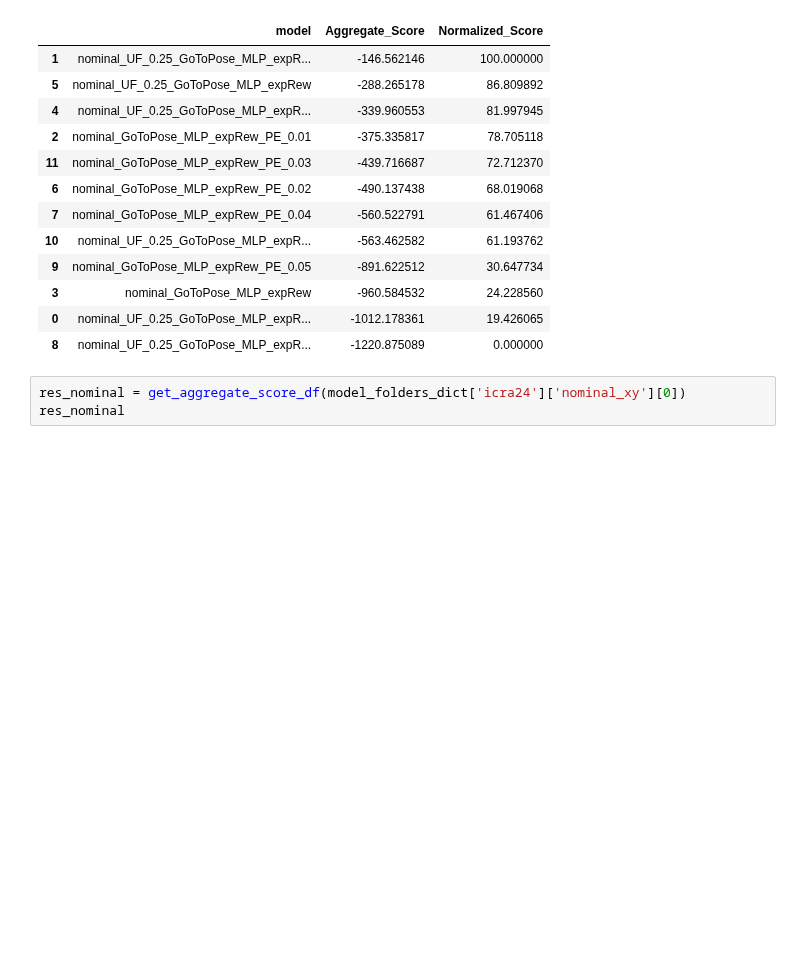
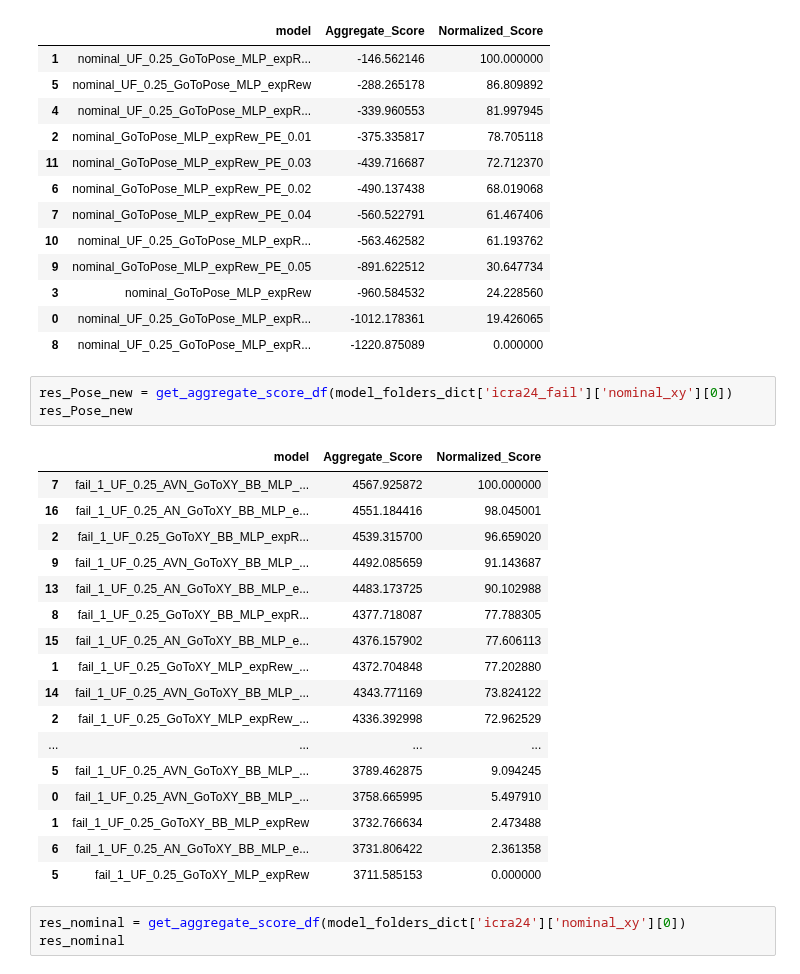
Before and after one commit to elharirymatteo/RANS, a Jupyter notebook: omniisaacgymenvs/utils/eval_multi_models.ipynb, the cells around one changed output. Saved outputs shown, nothing was run; the diff lists cells and outputs as text; blank space fills up the shorter version.

```diff
--- a/omniisaacgymenvs/utils/eval_multi_models.ipynb
+++ b/omniisaacgymenvs/utils/eval_multi_models.ipynb
@@ -225,6 +225,27 @@ res_Pose_new
 | 3 | nominal_GoToPose_MLP_expRew | -960.584532 | 24.228560 |
 | 0 | nominal_UF_0.25_GoToPose_MLP_expR... | -1012.178361 | 19.426065 |
 | 8 | nominal_UF_0.25_GoToPose_MLP_expR... | -1220.875089 | 0.000000 |
+# %%
+res_Pose_new = get_aggregate_score_df(model_folders_dict['icra24_fail']['nominal_xy'][0])
+res_Pose_new
+# %% [output]
+|  | model | Aggregate_Score | Normalized_Score |
+| 7 | fail_1_UF_0.25_AVN_GoToXY_BB_MLP_... | 4567.925872 | 100.000000 |
+| 16 | fail_1_UF_0.25_AN_GoToXY_BB_MLP_e... | 4551.184416 | 98.045001 |
+| 2 | fail_1_UF_0.25_GoToXY_BB_MLP_expR... | 4539.315700 | 96.659020 |
+| 9 | fail_1_UF_0.25_AVN_GoToXY_BB_MLP_... | 4492.085659 | 91.143687 |
+| 13 | fail_1_UF_0.25_AN_GoToXY_BB_MLP_e... | 4483.173725 | 90.102988 |
+| 8 | fail_1_UF_0.25_GoToXY_BB_MLP_expR... | 4377.718087 | 77.788305 |
+| 15 | fail_1_UF_0.25_AN_GoToXY_BB_MLP_e... | 4376.157902 | 77.606113 |
+| 1 | fail_1_UF_0.25_GoToXY_MLP_expRew_... | 4372.704848 | 77.202880 |
+| 14 | fail_1_UF_0.25_AVN_GoToXY_BB_MLP_... | 4343.771169 | 73.824122 |
+| 2 | fail_1_UF_0.25_GoToXY_MLP_expRew_... | 4336.392998 | 72.962529 |
+| ... | ... | ... | ... |
+| 5 | fail_1_UF_0.25_AVN_GoToXY_BB_MLP_... | 3789.462875 | 9.094245 |
+| 0 | fail_1_UF_0.25_AVN_GoToXY_BB_MLP_... | 3758.665995 | 5.497910 |
+| 1 | fail_1_UF_0.25_GoToXY_BB_MLP_expRew | 3732.766634 | 2.473488 |
+| 6 | fail_1_UF_0.25_AN_GoToXY_BB_MLP_e... | 3731.806422 | 2.361358 |
+| 5 | fail_1_UF_0.25_GoToXY_MLP_expRew | 3711.585153 | 0.000000 |
 # %%
 res_nominal = get_aggregate_score_df(model_folders_dict['icra24']['nominal_xy'][0])
 res_nominal
```
Also changed, not shown: parts of 1 cell of this notebook, 2 other files.
